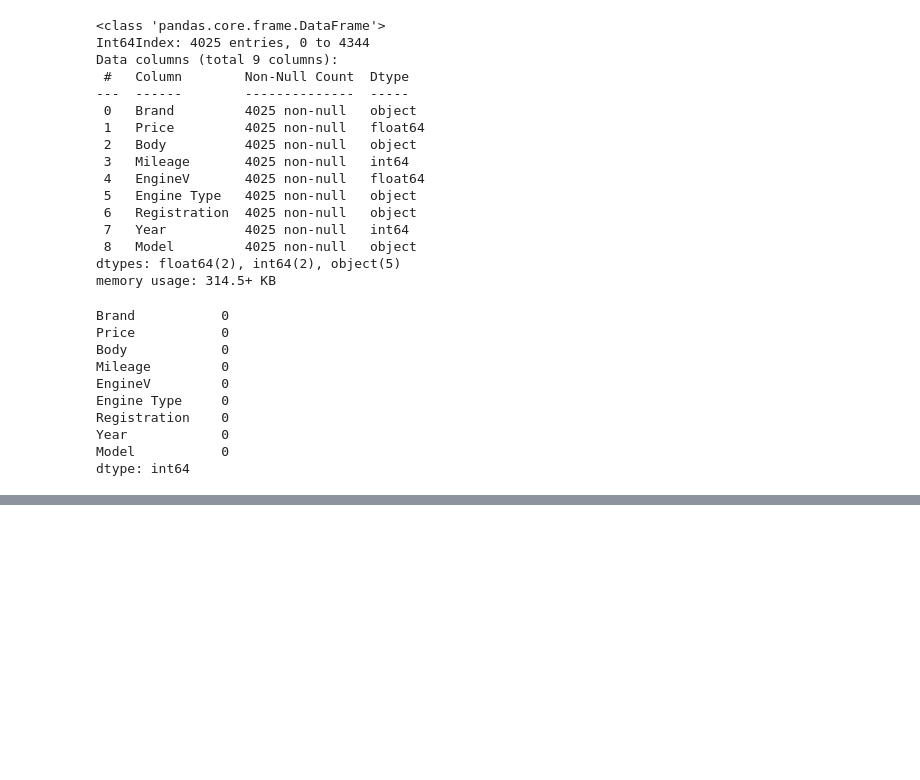
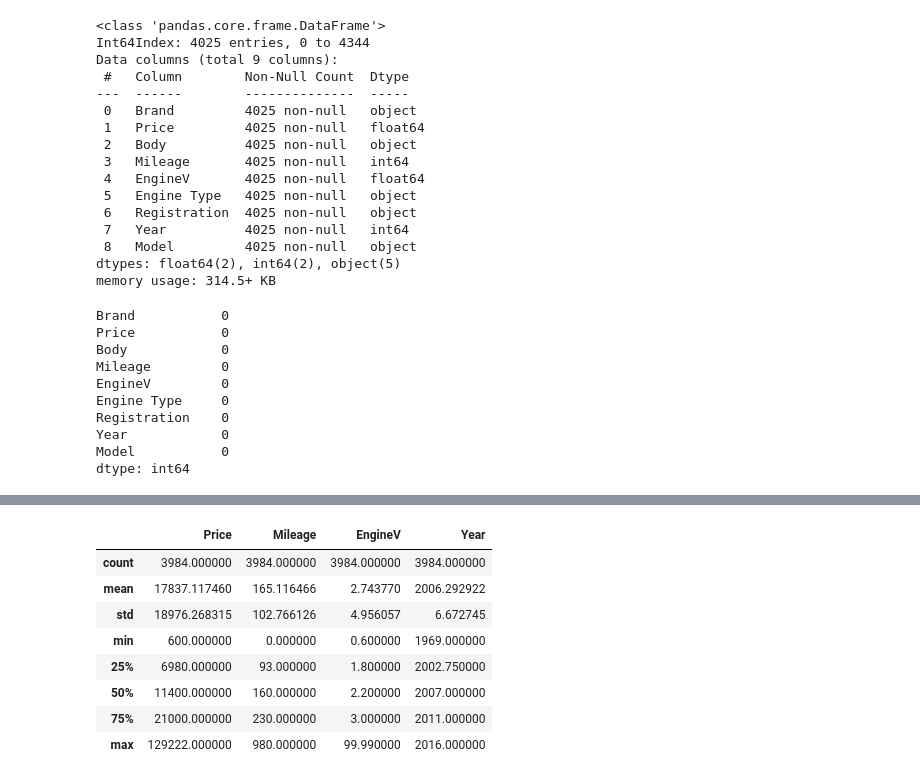
Before and after one commit to Poorya0071/Regression-machine-learning-and-deep-learning, a Jupyter notebook: car_price.ipynb, the cells around one changed output, grey strips where cells are left out. Saved outputs shown, nothing was run; the diff lists cells and outputs as text; code cells hidden in the pictures; blank space fills up the shorter version.

```diff
--- a/car_price.ipynb
+++ b/car_price.ipynb
@@ -122,0 +132,15 @@ Studying the outliers of
+# %%
+#let's remove the one percent of the price from rght-side of the graph
+q_price = data_without_null['Price'].quantile(0.99) # q_price is a variable equal to 99% of the price.
+data_pre_process_1 = data_without_null[data_without_null['Price']<q_price] # I apply the above condition to the data
+data_pre_process_1.describe() # the number of data decreases from 4025 to 3984
+# %% [output]
+|  | Price | Mileage | EngineV | Year |
+| count | 3984.000000 | 3984.000000 | 3984.000000 | 3984.000000 |
+| mean | 17837.117460 | 165.116466 | 2.743770 | 2006.292922 |
+| std | 18976.268315 | 102.766126 | 4.956057 | 6.672745 |
+| min | 600.000000 | 0.000000 | 0.600000 | 1969.000000 |
+| 25% | 6980.000000 | 93.000000 | 1.800000 | 2002.750000 |
+| 50% | 11400.000000 | 160.000000 | 2.200000 | 2007.000000 |
+| 75% | 21000.000000 | 230.000000 | 3.000000 | 2011.000000 |
+| max | 129222.000000 | 980.000000 | 99.990000 | 2016.000000 |
```
Also changed, not shown: parts of 6 cells of this notebook.
